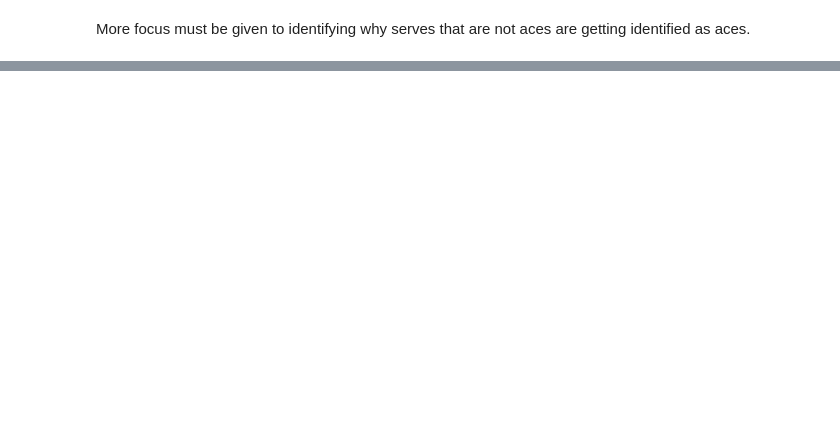
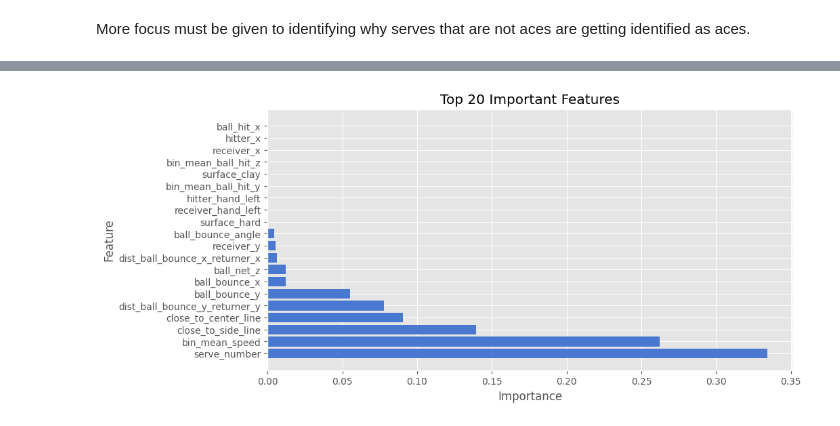
Before and after one commit to apbw-6/Tennis_Ace_Prediction, a Jupyter notebook: 4.Model_Training.ipynb, the cells around one changed output, grey strips where cells are left out. Saved outputs shown, nothing was run; the diff lists cells and outputs as text; code cells hidden in the pictures; blank space fills up the shorter version.

```diff
--- a/4.Model_Training.ipynb
+++ b/4.Model_Training.ipynb
@@ -320,0 +365,18 @@ More focus must be given to identifying why serves that are not aces are getting
+# %%
+feature_importance = xgb.feature_importances_
+feature_names = X_train.columns
+
+# Sort and plot feature importance
+feat_importance_df = pd.DataFrame(
+    {"Feature": feature_names, "Importance": feature_importance}
+)
+feat_importance_df = feat_importance_df.sort_values(by="Importance", ascending=False)
+
+plt.figure(figsize=(10, 5))
+plt.barh(feat_importance_df["Feature"][:20], feat_importance_df["Importance"][:20])
+plt.xlabel("Importance")
+plt.ylabel("Feature")
+plt.title("Top 20 Important Features")
+plt.show()
+# %% [output]
+[figure, added]
```
Also changed, not shown: parts of 22 cells of this notebook, 4 other files.
